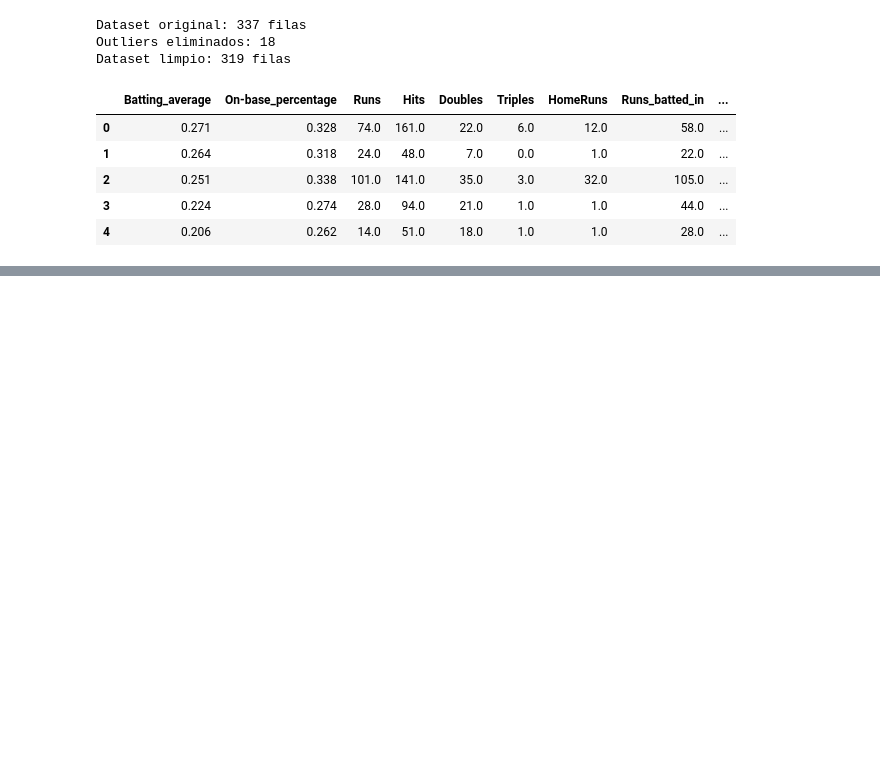
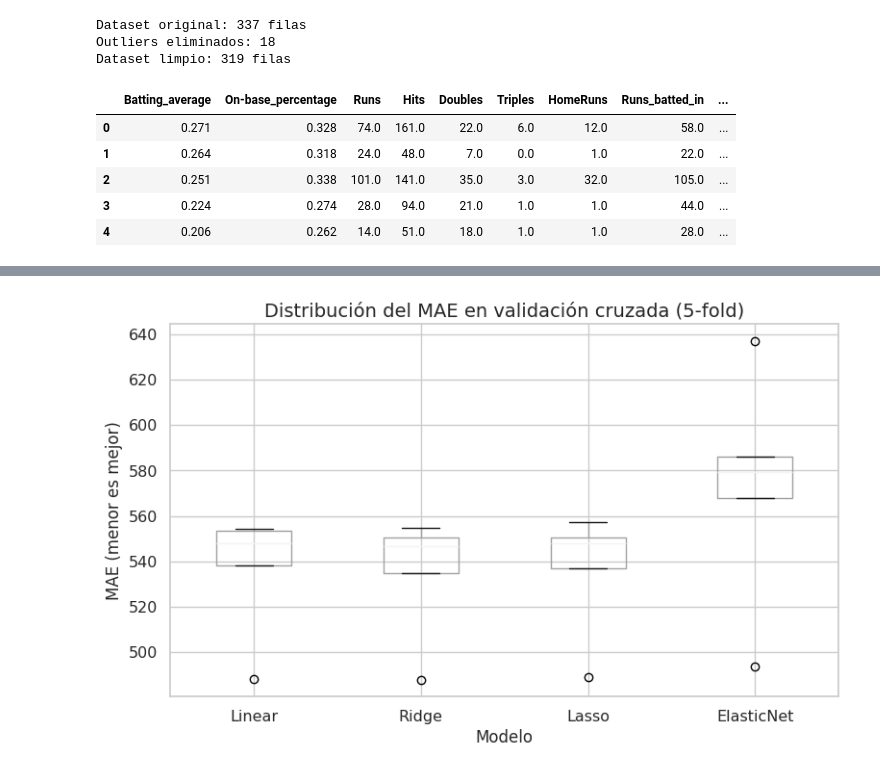
Before and after one commit to Alisser2001/QuantumMachineLearning, a Jupyter notebook: LOFBaseballQML.ipynb, the cells around one changed output, grey strips where cells are left out. Cells and saved outputs as stored; diff of their text form; code cells hidden in the pictures; blank space fills up the shorter version.

```diff
--- a/LOFBaseballQML.ipynb
+++ b/LOFBaseballQML.ipynb
@@ -530,0 +633,23 @@ df_clean.to_csv("baseball_cleanLOF.csv", index=False)
+# %%
+cv_results = {}
+for name, model in models.items():
+    pipe = Pipeline(steps=[
+        ("preprocessor", preprocessor),
+        ("regressor", model)
+    ])
+    scores = cross_val_score(pipe, X, y, cv=5, scoring="neg_mean_absolute_error")
+    cv_results[name] = -scores  # convertir a positivo
+
+# Convertir a DataFrame para boxplot
+df_cv = pd.DataFrame(cv_results)
+
+# 7. Graficar Boxplot
+plt.figure(figsize=(8, 5))
+df_cv.boxplot()
+plt.title("Distribución del MAE en validación cruzada (5-fold)", fontsize=14)
+plt.ylabel("MAE (menor es mejor)", fontsize=12)
+plt.xlabel("Modelo", fontsize=12)
+plt.tight_layout()
+plt.show()
+# %% [output]
+[figure, added]
```
Also changed, not shown: parts of 11 cells of this notebook.
